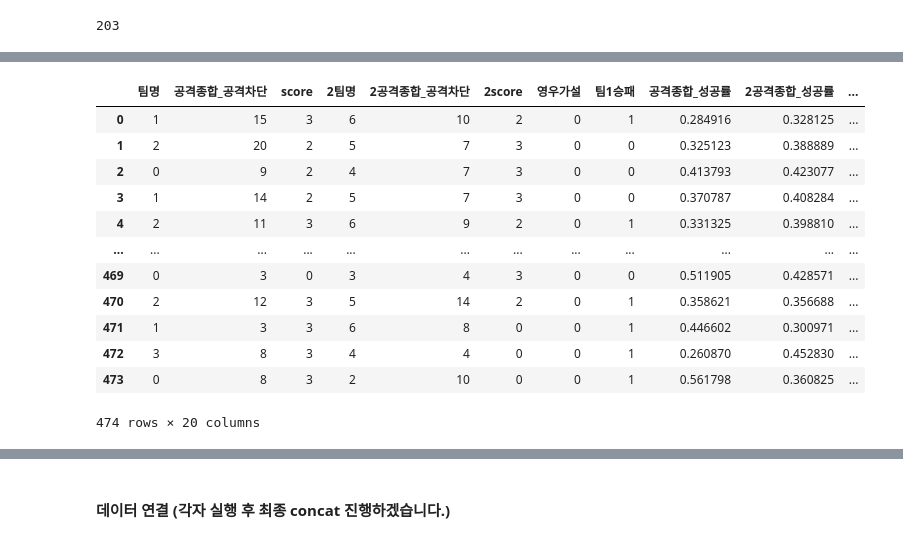
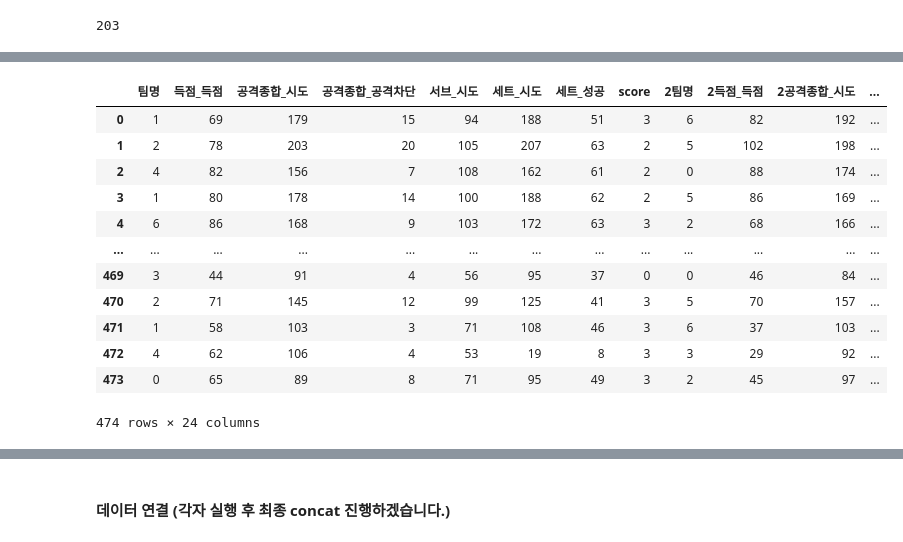
Before and after one commit to ywoo12321/KB_IT_Academy_4Team, a Jupyter notebook: 2차미니프로젝트/KB_PJ2_데이터최종.ipynb, the cells around one changed output, grey strips where cells are left out. Cells and saved outputs as stored; diff of their text form; code cells hidden in the pictures.

```diff
--- a/2차미니프로젝트/KB_PJ2_데이터최종.ipynb
+++ b/2차미니프로젝트/KB_PJ2_데이터최종.ipynb
@@ -239,7 +223,7 @@ Index(['경기번호', '팀명', '경기장', '관중수', '경기날짜', '결
        '포지션', '득점점유율', '스타팅멤버'],
       dtype='object')
 # %%
-df_ge = df_yw.groupby(['경기번호', '팀명', '1팀score', '2팀score'])[['득점_득점', '공격종합_시도', '공격종합_성공', '공격종합_공격차단',
+df_ge = df_yw.groupby(['경기번호', '팀명', '1팀score', '2팀score'],sort=False)[['득점_득점', '공격종합_시도', '공격종합_성공', '공격종합_공격차단',
        '서브_시도', '서브_성공', '서브_범실', '디그_시도', '디그_성공', '디그_실패', '세트_시도', '세트_성공',
        '세트_범실', '리시브_시도', '리시브_정확', '리시브_실패', '블로킹_시도', '블로킹_성공', '블로킹_유효블락',
        '블로킹_실패', '벌칙_벌칙', '범실_범실']].sum()
@@ -254,9 +238,7 @@ for s in range(0, len(df_ge),2):
 
 data_ge = df_ge.drop(['1팀score', '2팀score'], axis=1)
 data_ge['score'] = score
-df_yw1 = data_ge.groupby(['경기번호']).sum()
-df_yw1
-data_ge
+data_ge.head(30)
 # %% [output]
 |  | 경기번호 | 팀명 | 득점_득점 | 공격종합_시도 | 공격종합_성공 | 공격종합_공격차단 | 서브_시도 | 서브_성공 | 서브_범실 | 디그_시도 | 디그_성공 | ... |
 | 0 | 1 | IBK기업은행 | 69 | 179 | 51 | 15 | 94 | 7 | 10 | 119 | 102 | ... |
@@ -478,14 +464,8 @@ df_yw2
 | 473 | 474 | 0 | 65 | 89 | 50 | 8 | 71 | 5 | 6 | 65 | 53 | ... |
 474 rows × 53 columns
 # %%
-df_yw2['공격종합_성공률'] = df_yw2['공격종합_성공'] / df_yw2['공격종합_시도']
-df_yw2['2공격종합_성공률'] = df_yw2['2공격종합_성공'] / df_yw2['2공격종합_시도']
-df_yw2['서브_성공률'] = df_yw2['서브_성공'] / df_yw2['서브_시도']
-df_yw2['2서브_성공률'] = df_yw2['2서브_성공'] / df_yw2['2서브_시도']
 df_yw2['디그_성공률'] = df_yw2['디그_성공'] / df_yw2['디그_시도']
 df_yw2['2디그_성공률'] = df_yw2['2디그_성공'] / df_yw2['2디그_시도']
-df_yw2['세트_성공률'] = df_yw2['세트_성공'] / df_yw2['세트_시도']
-df_yw2['2세트_성공률'] = df_yw2['2세트_성공'] / df_yw2['2세트_시도']
 df_yw2['리시브_성공률'] = df_yw2['리시브_정확'] / df_yw2['리시브_시도']
 df_yw2['2리시브_성공률'] = df_yw2['2리시브_정확'] / df_yw2['2리시브_시도']
 df_yw2['블로킹_성공률'] = df_yw2['블로킹_성공'] / df_yw2['블로킹_시도']
@@ -515,28 +495,27 @@ df_yw2
 # %%
-df_yw3 = df_yw2.drop(['경기번호','득점_득점', '2득점_득점', '공격종합_성공','팀2승패', '공격종합_시도', '2공격종합_성공', '2공격종합_시도',
-               '서브_성공', '서브_시도', '2서브_성공', '2서브_시도','2경기번호',
+df_yw3 = df_yw2.drop(['경기번호', '공격종합_성공','팀2승패',  '2공격종합_성공',
+               '서브_성공',  '2서브_성공', '2경기번호',
                '디그_성공', '디그_시도', '2디그_성공', '2디그_시도', '디그_실패', '2디그_실패',
-               '세트_성공', '세트_시도', '2세트_성공', '2세트_시도',
                '리시브_정확', '리시브_시도', '2리시브_정확', '2리시브_시도',
                '블로킹_성공', '블로킹_시도', '2블로킹_성공', '2블로킹_시도',
                '서브_범실', '세트_범실', '범실_범실',
                '2서브_범실', '2세트_범실', '2범실_범실',
                '디그_성공률', '리시브_성공률', '2디그_성공률', '2리시브_성공률',
                '블로킹_성공률', '2블로킹_성공률', '벌칙_벌칙', '2벌칙_벌칙',
                '블로킹_유효블락', '2블로킹_유효블락', '리시브_실패', '2리시브_실패',
                '블로킹_실패', '2블로킹_실패'], axis=1)
 df_yw3
 # %% [output]
-|  | 팀명 | 공격종합_공격차단 | score | 2팀명 | 2공격종합_공격차단 | 2score | 영우가설 | 팀1승패 | 공격종합_성공률 | 2공격종합_성공률 | ... |
-| 0 | 1 | 15 | 3 | 6 | 10 | 2 | 0 | 1 | 0.284916 | 0.328125 | ... |
-| 1 | 2 | 20 | 2 | 5 | 7 | 3 | 0 | 0 | 0.325123 | 0.388889 | ... |
-| 2 | 0 | 9 | 2 | 4 | 7 | 3 | 0 | 0 | 0.413793 | 0.423077 | ... |
-| 3 | 1 | 14 | 2 | 5 | 7 | 3 | 0 | 0 | 0.370787 | 0.408284 | ... |
-| 4 | 2 | 11 | 3 | 6 | 9 | 2 | 0 | 1 | 0.331325 | 0.398810 | ... |
-| ... | ... | ... | ... | ... | ... | ... | ... | ... | ... | ... | ... |
-| 469 | 0 | 3 | 0 | 3 | 4 | 3 | 0 | 0 | 0.511905 | 0.428571 | ... |
-| 470 | 2 | 12 | 3 | 5 | 14 | 2 | 0 | 1 | 0.358621 | 0.356688 | ... |
-| 471 | 1 | 3 | 3 | 6 | 8 | 0 | 0 | 1 | 0.446602 | 0.300971 | ... |
-| 472 | 3 | 8 | 3 | 4 | 4 | 0 | 0 | 1 | 0.260870 | 0.452830 | ... |
-| 473 | 0 | 8 | 3 | 2 | 10 | 0 | 0 | 1 | 0.561798 | 0.360825 | ... |
+|  | 팀명 | 득점_득점 | 공격종합_시도 | 공격종합_공격차단 | 서브_시도 | 세트_시도 | 세트_성공 | score | 2팀명 | 2득점_득점 | 2공격종합_시도 | ... |
+| 0 | 1 | 69 | 179 | 15 | 94 | 188 | 51 | 3 | 6 | 82 | 192 | ... |
+| 1 | 2 | 78 | 203 | 20 | 105 | 207 | 63 | 2 | 5 | 102 | 198 | ... |
+| 2 | 4 | 82 | 156 | 7 | 108 | 162 | 61 | 2 | 0 | 88 | 174 | ... |
+| 3 | 1 | 80 | 178 | 14 | 100 | 188 | 62 | 2 | 5 | 86 | 169 | ... |
+| 4 | 6 | 86 | 168 | 9 | 103 | 172 | 63 | 3 | 2 | 68 | 166 | ... |
+| ... | ... | ... | ... | ... | ... | ... | ... | ... | ... | ... | ... | ... |
+| 469 | 3 | 44 | 91 | 4 | 56 | 95 | 37 | 0 | 0 | 46 | 84 | ... |
+| 470 | 2 | 71 | 145 | 12 | 99 | 125 | 41 | 3 | 5 | 70 | 157 | ... |
+| 471 | 1 | 58 | 103 | 3 | 71 | 108 | 46 | 3 | 6 | 37 | 103 | ... |
+| 472 | 4 | 62 | 106 | 4 | 53 | 19 | 8 | 3 | 3 | 29 | 92 | ... |
+| 473 | 0 | 65 | 89 | 8 | 71 | 95 | 49 | 3 | 2 | 45 | 97 | ... |
-474 rows × 20 columns
+474 rows × 24 columns
```
Also changed, not shown: parts of 19 cells of this notebook.
